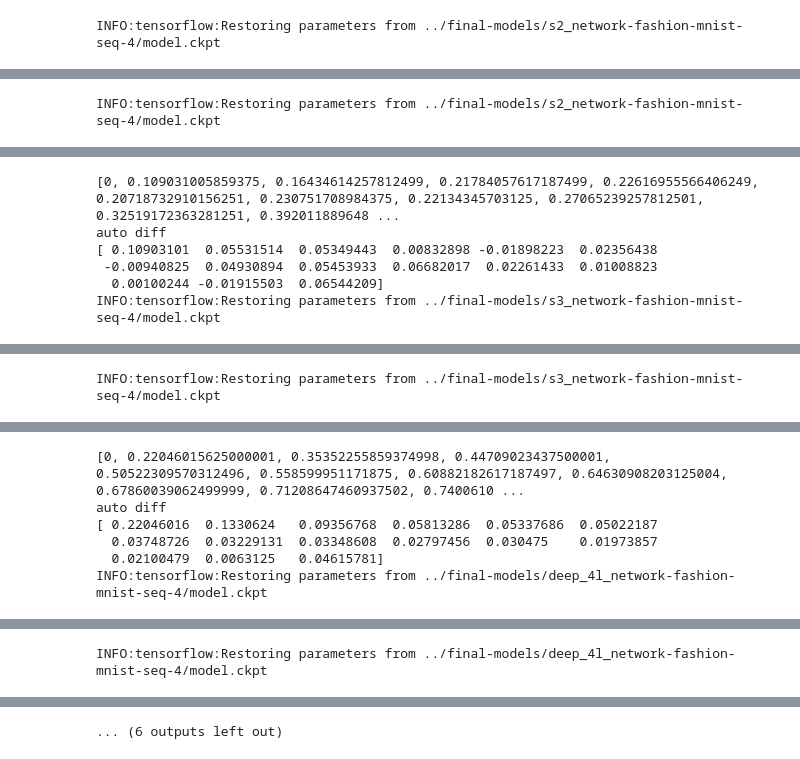
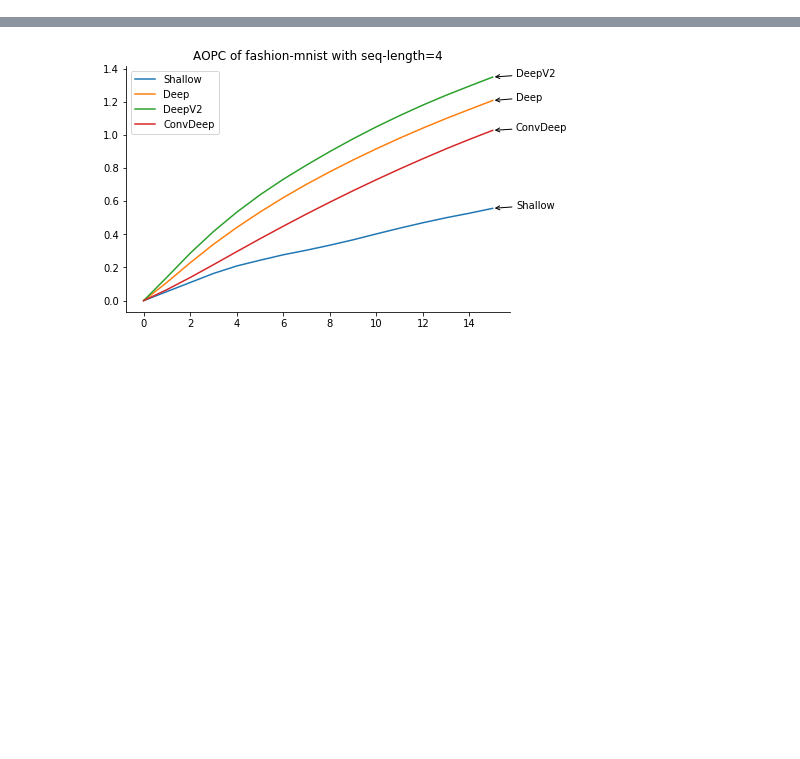
Before and after one commit to p16i/thesis-designing-recurrent-neural-networks-for-explainability, a Jupyter notebook: notebooks/s9-heatmap-evaluations.ipynb, the cells around one changed output, grey strips where cells are left out. Cells and saved outputs as stored; diff of their text form; code cells hidden in the pictures; blank space fills up the shorter version.

```diff
--- a/notebooks/s9-heatmap-evaluations.ipynb
+++ b/notebooks/s9-heatmap-evaluations.ipynb
@@ -117,4 +85,3 @@ INFO:tensorflow:Restoring parameters from ../final-models/deep_4l_network-fashio
 # %%
-plot_apoc(['s2', 's3', 'deep_4l', 'convdeep_4l'], 'fashion-mnist', 4)
+plot_aopc(['s2', 's3', 'deep_4l', 'convdeep_4l'], 'fashion-mnist', 4)
 # %% [output]
-INFO:tensorflow:Restoring parameters from ../final-models/s2_network-fashion-mnist-seq-4/model.ckpt
@@ -122 +87,0 @@ INFO:tensorflow:Restoring parameters from ../final-models/s2_network-fashion-mni
-INFO:tensorflow:Restoring parameters from ../final-models/s2_network-fashion-mnist-seq-4/model.ckpt
@@ -124,6 +87,0 @@ INFO:tensorflow:Restoring parameters from ../final-models/s2_network-fashion-mni
-[0, 0.109031005859375, 0.16434614257812499, 0.21784057617187499, 0.22616955566406249, 0.20718732910156251, 0.230751708984375, 0.22134345703125, 0.27065239257812501, 0.32519172363281251, 0.392011889648 ...
-auto diff
-[ 0.10903101  0.05531514  0.05349443  0.00832898 -0.01898223  0.02356438
- -0.00940825  0.04930894  0.05453933  0.06682017  0.02261433  0.01008823
-  0.00100244 -0.01915503  0.06544209]
-INFO:tensorflow:Restoring parameters from ../final-models/s3_network-fashion-mnist-seq-4/model.ckpt
@@ -131 +87,0 @@ INFO:tensorflow:Restoring parameters from ../final-models/s3_network-fashion-mni
-INFO:tensorflow:Restoring parameters from ../final-models/s3_network-fashion-mnist-seq-4/model.ckpt
@@ -133,6 +87,0 @@ INFO:tensorflow:Restoring parameters from ../final-models/s3_network-fashion-mni
-[0, 0.22046015625000001, 0.35352255859374998, 0.44709023437500001, 0.50522309570312496, 0.558599951171875, 0.60882182617187497, 0.64630908203125004, 0.67860039062499999, 0.71208647460937502, 0.7400610 ...
-auto diff
-[ 0.22046016  0.1330624   0.09356768  0.05813286  0.05337686  0.05022187
-  0.03748726  0.03229131  0.03348608  0.02797456  0.030475    0.01973857
-  0.02100479  0.0063125   0.04615781]
-INFO:tensorflow:Restoring parameters from ../final-models/deep_4l_network-fashion-mnist-seq-4/model.ckpt
@@ -140 +87,0 @@ INFO:tensorflow:Restoring parameters from ../final-models/deep_4l_network-fashio
-INFO:tensorflow:Restoring parameters from ../final-models/deep_4l_network-fashion-mnist-seq-4/model.ckpt
@@ -142,2 +88,2 @@ INFO:tensorflow:Restoring parameters from ../final-models/deep_4l_network-fashio
-... (6 outputs left out)
+[figure, added]
 # %%
```
Also changed, not shown: parts of 30 cells of this notebook, 4 other files.
